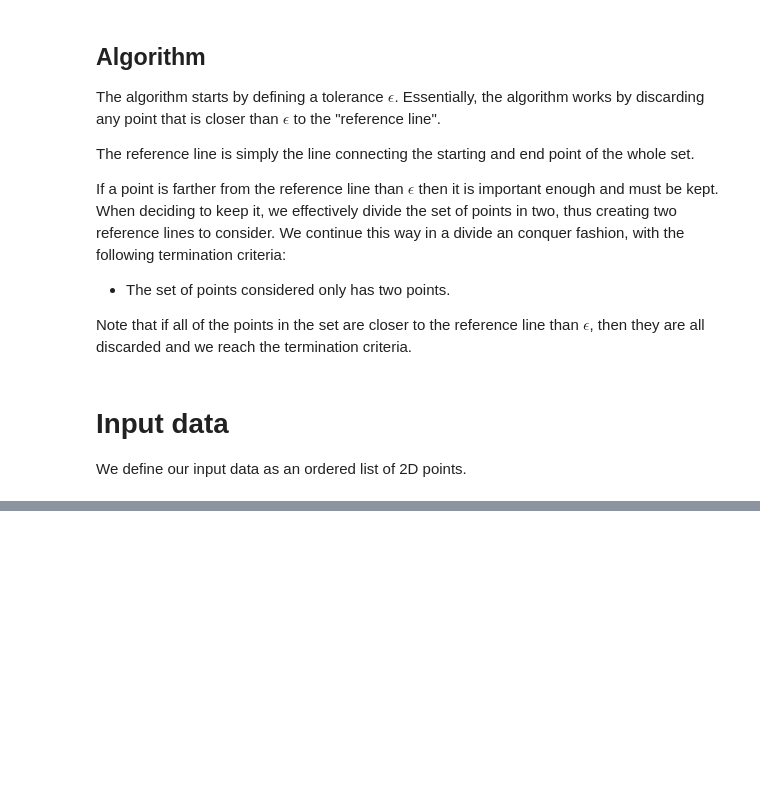
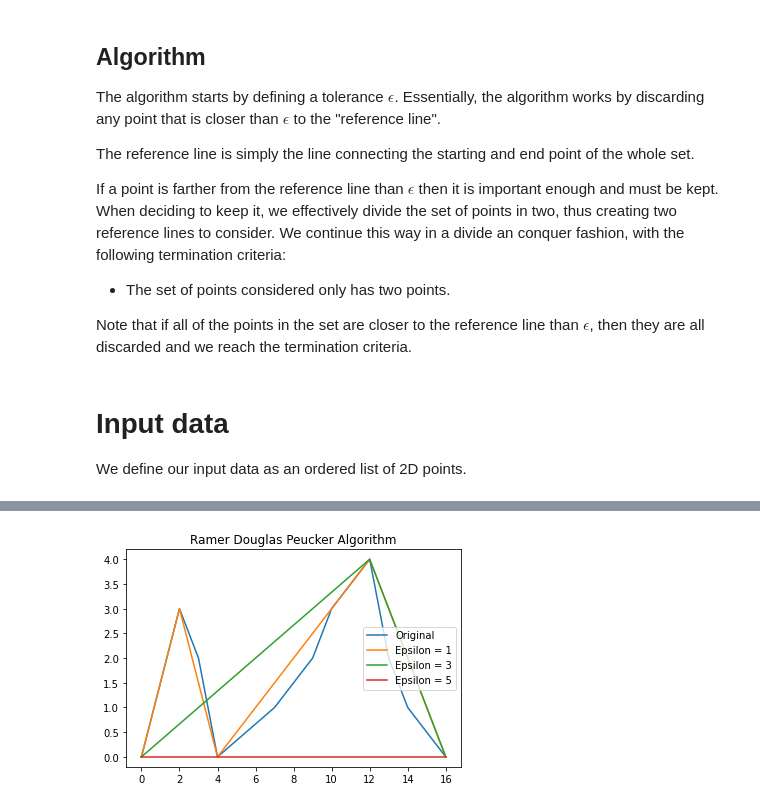
Before and after one commit to Smoltbob/ComputerVision, a Jupyter notebook: RamerDouglasPeucker/main.ipynb, the cells around one changed output, grey strips where cells are left out. Cells and saved outputs as stored; diff of their text form; code cells hidden in the pictures; blank space fills up the shorter version.

Commit message:
Complete DouglasPeucker

```diff
--- a/RamerDouglasPeucker/main.ipynb
+++ b/RamerDouglasPeucker/main.ipynb
@@ -97,0 +49,45 @@ DouglasPeucker(point_set, 0)
+# %%
+ # See: https://karthaus.nl/rdp/
+def DouglasPeucker(point_set, epsilon):
+    # Find the point with the maximum distance
+    ref_line = Line([0,0,0])
+    ref_line.line_from_points(point_set[0], point_set[-1])
+    dmax = 0
+    imax = 0
+    for i, point in enumerate(point_set):
+        distance = Utils.distance_line_point(ref_line, point)
+        if distance > dmax:
+            dmax = distance
+            imax = i
+
+    simplified_set = []
+
+    # Divide and conquer
+    if (dmax > epsilon) :
+        first_set = DouglasPeucker(point_set[:imax+1], epsilon)
+        second_set = DouglasPeucker(point_set[imax:], epsilon)
+
+        simplified_set = first_set + second_set
+    else:
+        simplified_set = [point_set[0], point_set[-1]]
+
+    return simplified_set
+# %%
+import matplotlib.pyplot as plt
+fig = plt.figure()
+ax1 = fig.add_subplot(1, 1, 1)
+
+ax1.plot([p.vector[0] for p in point_set], [p.vector[1] for p in point_set], label = "Original")
+
+for epsilon in [1, 3, 5]:
+    simplified_set = DouglasPeucker(point_set, epsilon)
+    ax1.plot(
+        [p.vector[0] for p in simplified_set],
+        [p.vector[1] for p in simplified_set],
+        label = f"Epsilon = {epsilon}"
+        )
+ax1.legend()
+ax1.set_title("Ramer Douglas Peucker Algorithm")
+fig.show()
+# %% [output]
+[figure, added]
```
Also changed, not shown: parts of 2 cells of this notebook, 2 other files.
